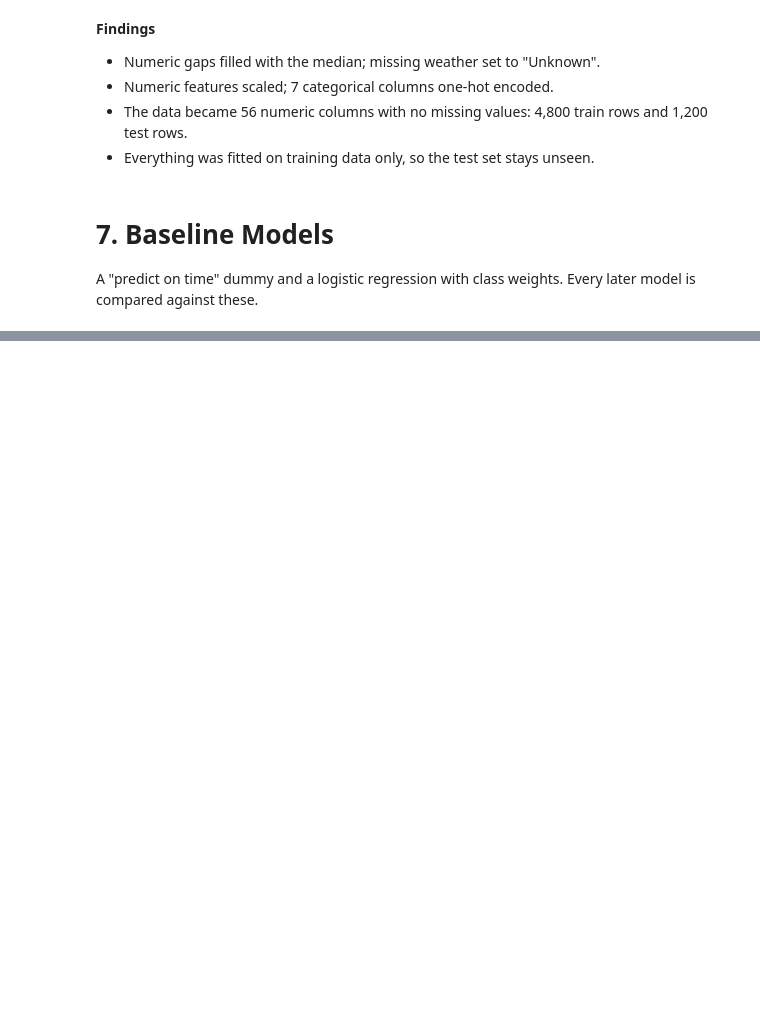
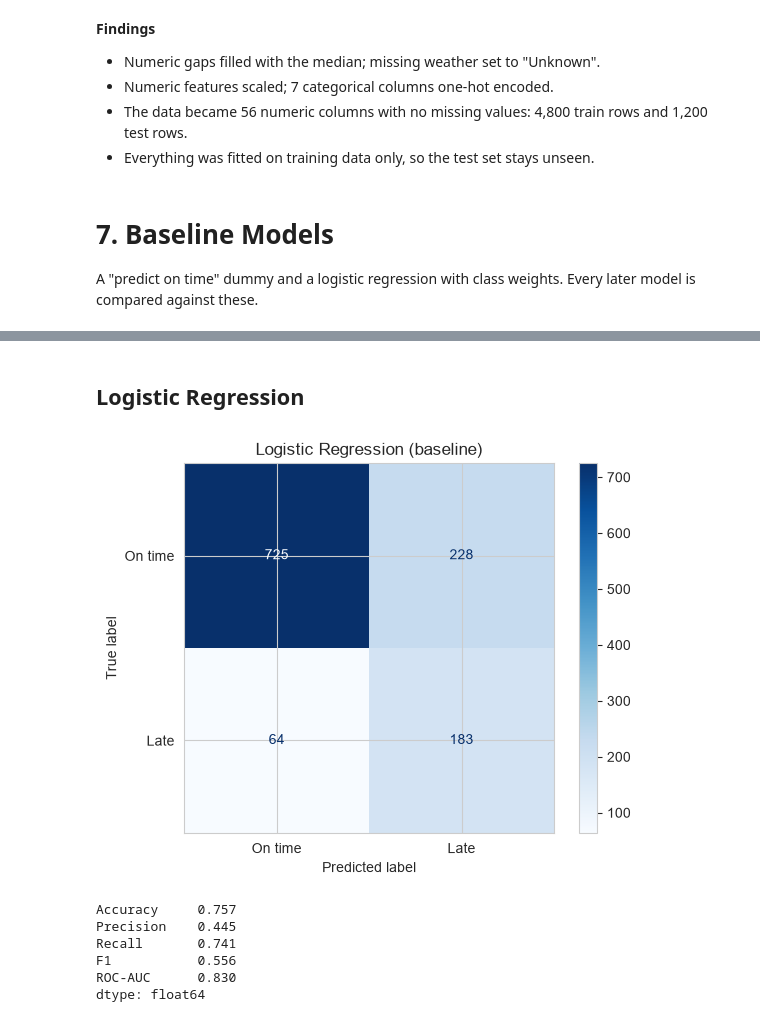
Before and after one commit to AnushAdhikari/Delivery-Delay-Prediction-Slack-Alerts, a Jupyter notebook: MapleFreight_Delivery_Delay_Prediction_c0968893.ipynb, the cells around one changed output, grey strips where cells are left out. Saved outputs shown, nothing was run; the diff lists cells and outputs as text; code cells hidden in the pictures; blank space fills up the shorter version.

```diff
--- a/MapleFreight_Delivery_Delay_Prediction_c0968893.ipynb
+++ b/MapleFreight_Delivery_Delay_Prediction_c0968893.ipynb
@@ -348,0 +389,16 @@ A "predict on time" dummy and a logistic regression with class weights. Every la
+# %% [markdown]
+## Logistic Regression
+# %%
+# class_weight="balanced" makes late shipments count more during training
+logreg = Pipeline([("pre", preprocessor),
+                   ("model", LogisticRegression(class_weight="balanced", max_iter=1000, random_state=RANDOM_STATE))])
+logreg.fit(X_train, y_train)
+evaluate("Logistic Regression (baseline)", logreg)
+# %% [output]
+[figure, added]
+Accuracy     0.757
+Precision    0.445
+Recall       0.741
+F1           0.556
+ROC-AUC      0.830
+dtype: float64
```
Also changed, not shown: parts of 43 cells of this notebook, 4 other files.
